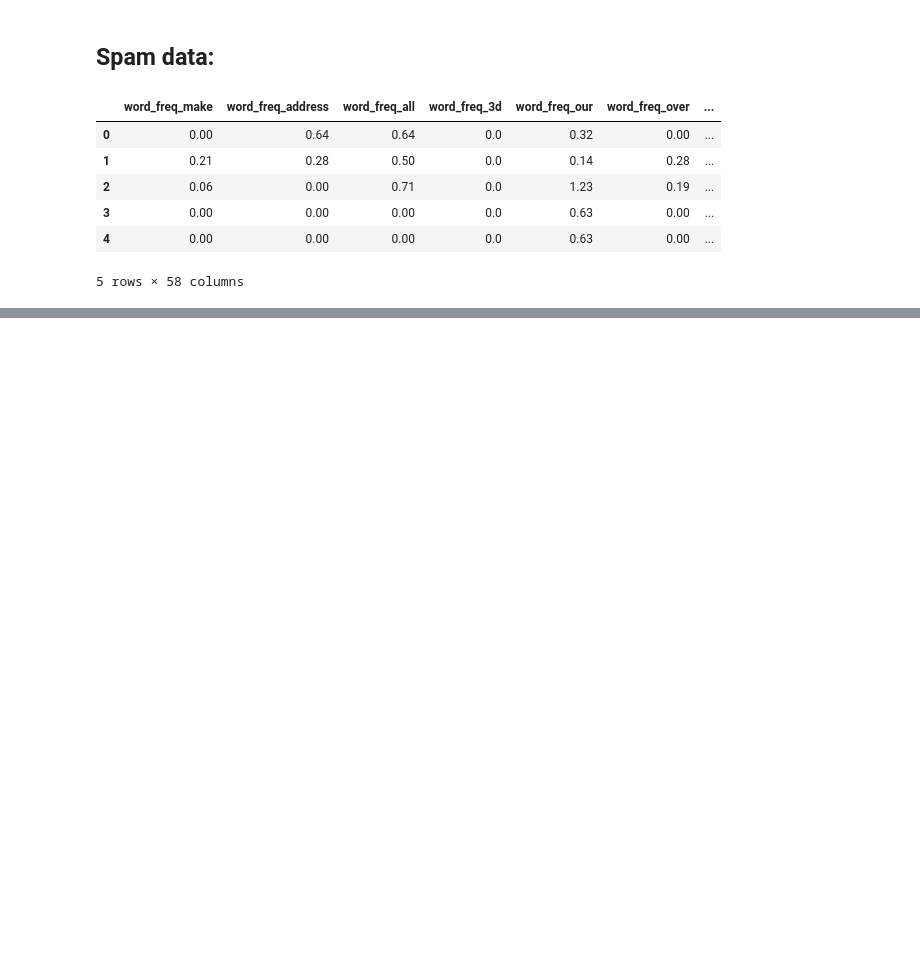
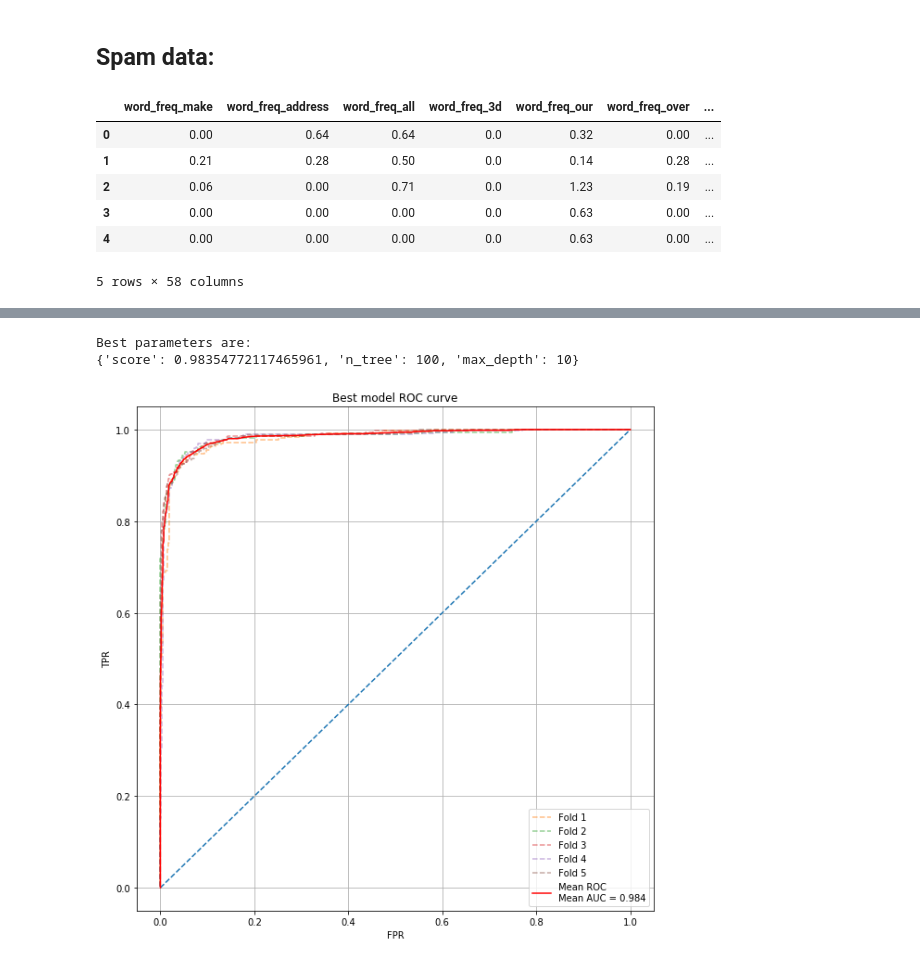
Before and after one commit to DimaOrekhov/Machine_learning_at_BI, a Jupyter notebook: RandomForestCalling.ipynb, the cells around one changed output, grey strips where cells are left out. Saved outputs shown, nothing was run; the diff lists cells and outputs as text; code cells hidden in the pictures; blank space fills up the shorter version.

```diff
--- a/RandomForestCalling.ipynb
+++ b/RandomForestCalling.ipynb
@@ -136,0 +271,2 @@ build_curve(y_vs, preds)
+# %%
+savepath = 'Data/SpamCV/'
@@ -136,0 +288,10 @@ build_curve(y_vs, preds)
+# %%
+print('Best parameters are: ')
+print(sorted(result, key=lambda x: x['score'], reverse = True)[0])
+# %% [output]
+Best parameters are:
+{'score': 0.98354772117465961, 'n_tree': 100, 'max_depth': 10}
+# %%
+mean_ROC(savepath, 100, 10)
+# %% [output]
+[figure, added]
```
Also changed, not shown: parts of 22 cells of this notebook, 1 other file.
